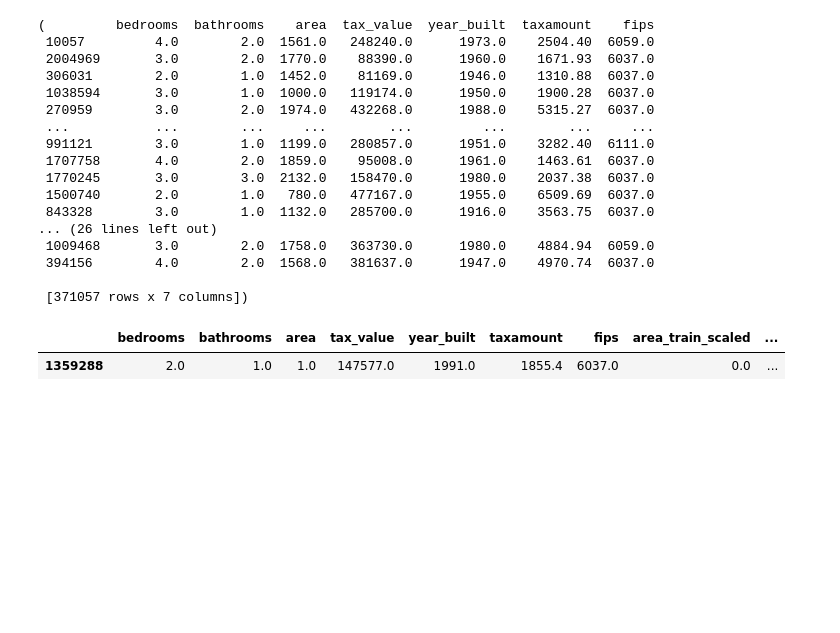
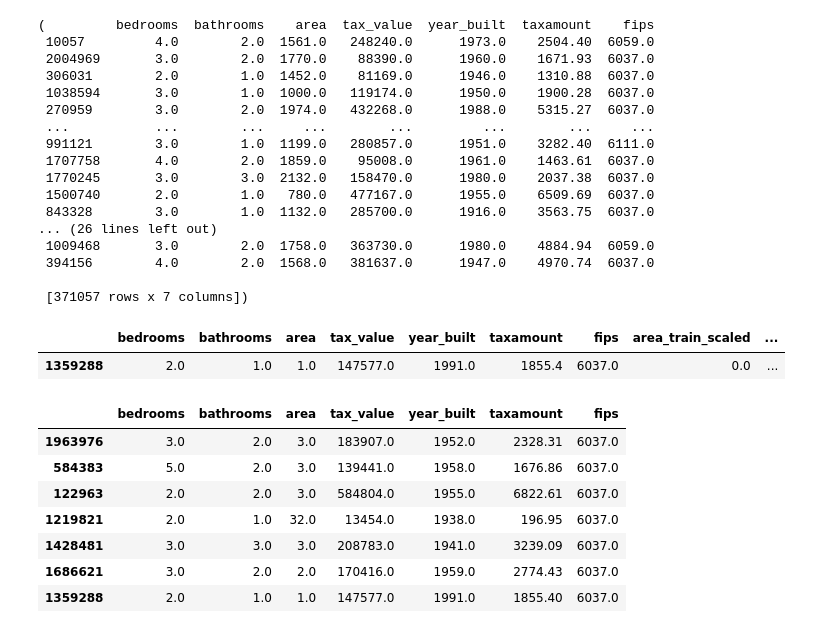
Before and after one commit to Adam-Harris87/regression-exercises, a Jupyter notebook: wrangle.ipynb, the cells around one changed output. Saved outputs shown, nothing was run; the diff lists cells and outputs as text; code cells hidden in the pictures; blank space fills up the shorter version.

```diff
--- a/wrangle.ipynb
+++ b/wrangle.ipynb
@@ -145,18 +145,23 @@ def prepare_zillow(df):
     df.fips = df.fips.astype(object)
     df.year_built = df.year_built.astype(object)
 
+    df.dropna()
+    df = df[df.area > 100]
+
     # train/validate/test split
-    train_validate, test = train_test_split(df, test_size=.2, random_state=123)
-    train, validate = train_test_split(train_validate, test_size=.3, random_state=123)
+#     train_validate, test = train_test_split(df, test_size=.2, random_state=123)
+#     train, validate = train_test_split(train_validate, test_size=.3, random_state=123)
 
-    # impute year built using mode
-    imputer = SimpleImputer(strategy='median')
 
-    imputer.fit(train[['year_built']])
 
-    train[['year_built']] = imputer.transform(train[['year_built']])
-    validate[['year_built']] = imputer.transform(validate[['year_built']])
-    test[['year_built']] = imputer.transform(test[['year_built']])
+#     # impute year built using mode
+#     imputer = SimpleImputer(strategy='median')
+
+#     imputer.fit(train[['year_built']])
+
+#     train[['year_built']] = imputer.transform(train[['year_built']])
+#     validate[['year_built']] = imputer.transform(validate[['year_built']])
+#     test[['year_built']] = imputer.transform(test[['year_built']])
 
     return train, validate, test
 # %%
@@ -223,5 +207,0 @@ scale_zillow(train, validate, test)
-# %%
-train[train['area'] == train['area'].min()]
-# %% [output]
-|  | bedrooms | bathrooms | area | tax_value | year_built | taxamount | fips | area_train_scaled | ... |
-| 1359288 | 2.0 | 1.0 | 1.0 | 147577.0 | 1991.0 | 1855.4 | 6037.0 | 0.0 | ... |
@@ -227,0 +232,16 @@ train[train['area'] == train['area'].min()]
+# %%
+train[train['area'] == train['area'].min()]
+# %% [output]
+|  | bedrooms | bathrooms | area | tax_value | year_built | taxamount | fips | area_train_scaled | ... |
+| 1359288 | 2.0 | 1.0 | 1.0 | 147577.0 | 1991.0 | 1855.4 | 6037.0 | 0.0 | ... |
+# %%
+train[train.area < 100]
+# %% [output]
+|  | bedrooms | bathrooms | area | tax_value | year_built | taxamount | fips |
+| 1963976 | 3.0 | 2.0 | 3.0 | 183907.0 | 1952.0 | 2328.31 | 6037.0 |
+| 584383 | 5.0 | 2.0 | 3.0 | 139441.0 | 1958.0 | 1676.86 | 6037.0 |
+| 122963 | 2.0 | 2.0 | 3.0 | 584804.0 | 1955.0 | 6822.61 | 6037.0 |
+| 1219821 | 2.0 | 1.0 | 32.0 | 13454.0 | 1938.0 | 196.95 | 6037.0 |
+| 1428481 | 3.0 | 3.0 | 3.0 | 208783.0 | 1941.0 | 3239.09 | 6037.0 |
+| 1686621 | 3.0 | 2.0 | 2.0 | 170416.0 | 1959.0 | 2774.43 | 6037.0 |
+| 1359288 | 2.0 | 1.0 | 1.0 | 147577.0 | 1991.0 | 1855.40 | 6037.0 |
```
Also changed, not shown: parts of 5 cells of this notebook, 2 other files.
